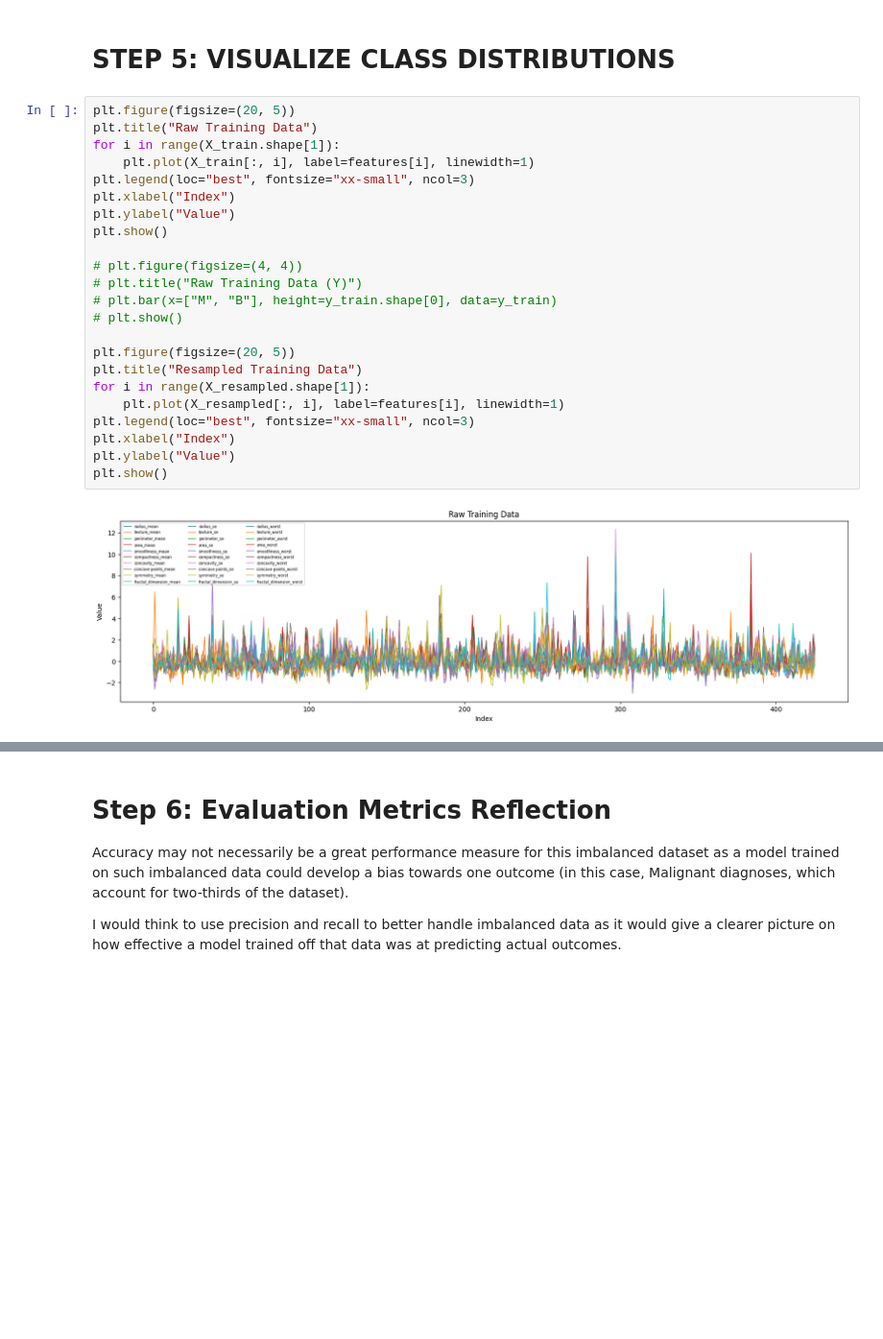
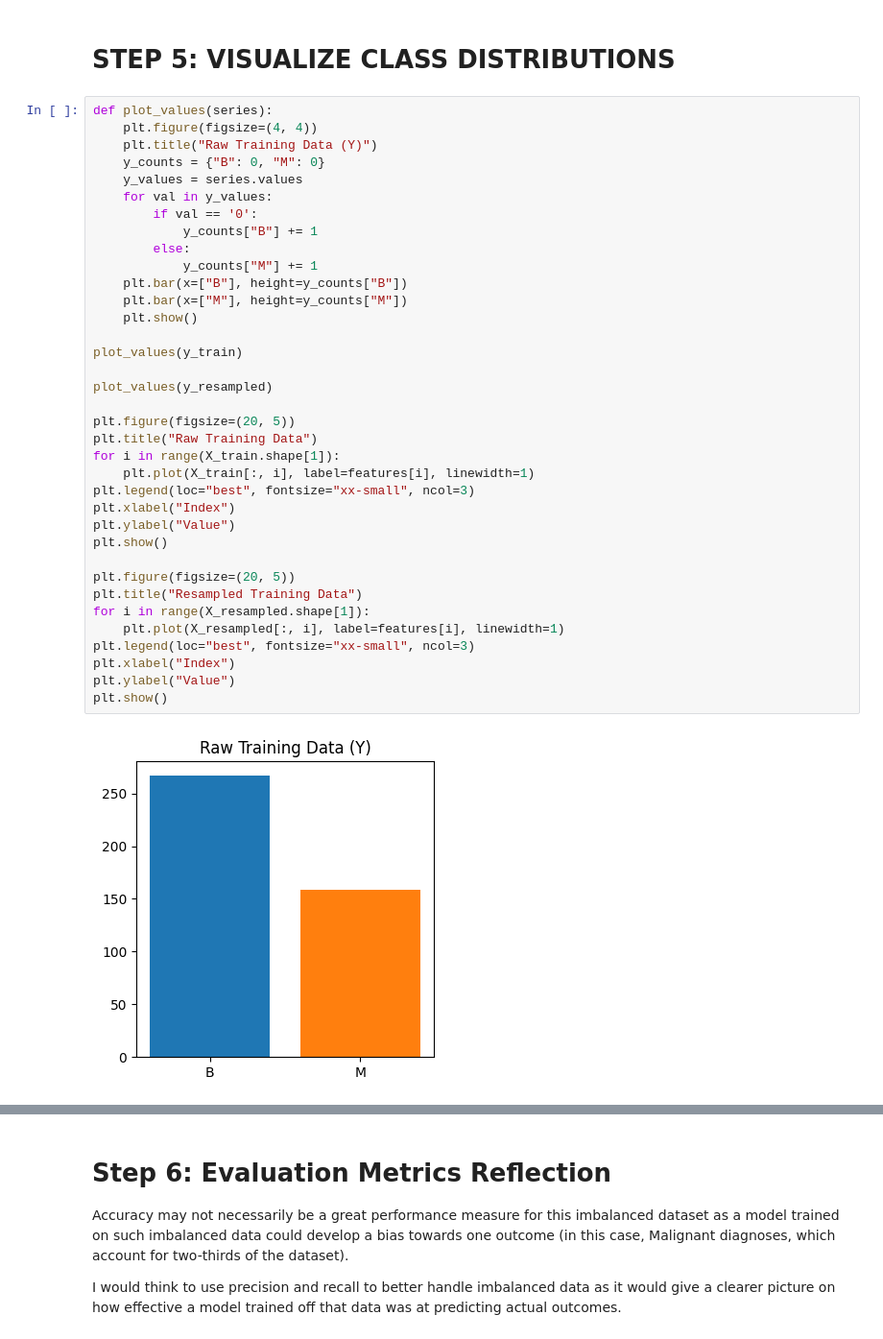
Before and after one commit to TylerJaafari-RIT/csci-635_assignment-2, a Jupyter notebook: Assignment_2_Tyler_Jaafari_CSCI_635.ipynb, the cells around one changed output, grey strips where cells are left out. Shown at 96% size. Cells and saved outputs as stored; diff of their text form; blank space fills up the shorter version.

Commit message:
Fixed data visualization step.

```diff
--- a/Assignment_2_Tyler_Jaafari_CSCI_635.ipynb
+++ b/Assignment_2_Tyler_Jaafari_CSCI_635.ipynb
@@ -129,27 +129,40 @@ Imbalanced data affects the training of the model; we don't want to oversample t
 # %% [markdown]
 # STEP 5: VISUALIZE CLASS DISTRIBUTIONS
 # %%
+def plot_values(series):
+    plt.figure(figsize=(4, 4))
+    plt.title("Raw Training Data (Y)")
+    y_counts = {"B": 0, "M": 0}
+    y_values = series.values
+    for val in y_values:
+        if val == '0':
+            y_counts["B"] += 1
+        else:
+            y_counts["M"] += 1
+    plt.bar(x=["B"], height=y_counts["B"])
+    plt.bar(x=["M"], height=y_counts["M"])
+    plt.show()
+
+plot_values(y_train)
+
+plot_values(y_resampled)
+
 plt.figure(figsize=(20, 5))
 plt.title("Raw Training Data")
 for i in range(X_train.shape[1]):
     plt.plot(X_train[:, i], label=features[i], linewidth=1)
 plt.legend(loc="best", fontsize="xx-small", ncol=3)
 plt.xlabel("Index")
 plt.ylabel("Value")
 plt.show()
 
-# plt.figure(figsize=(4, 4))
-# plt.title("Raw Training Data (Y)")
-# plt.bar(x=["M", "B"], height=y_train.shape[0], data=y_train)
-# plt.show()
-
 plt.figure(figsize=(20, 5))
 plt.title("Resampled Training Data")
 for i in range(X_resampled.shape[1]):
     plt.plot(X_resampled[:, i], label=features[i], linewidth=1)
 plt.legend(loc="best", fontsize="xx-small", ncol=3)
 plt.xlabel("Index")
 plt.ylabel("Value")
 plt.show()
 # %% [output]
-[figure, old version]
+[figure, new version]
```
Also changed, not shown: parts of 7 cells of this notebook.
